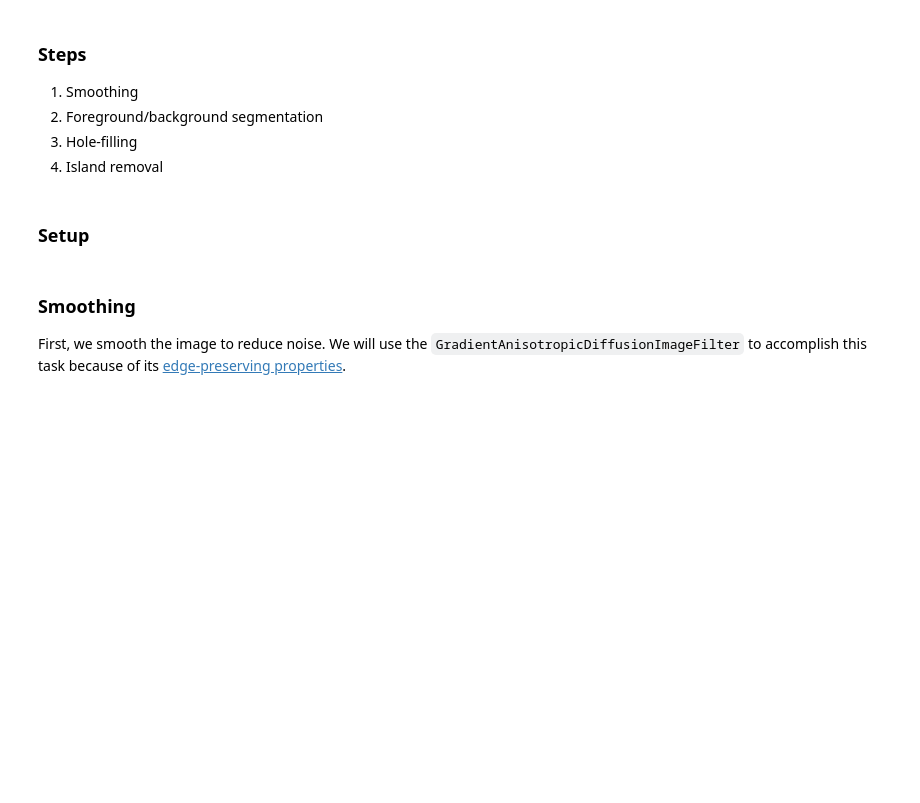
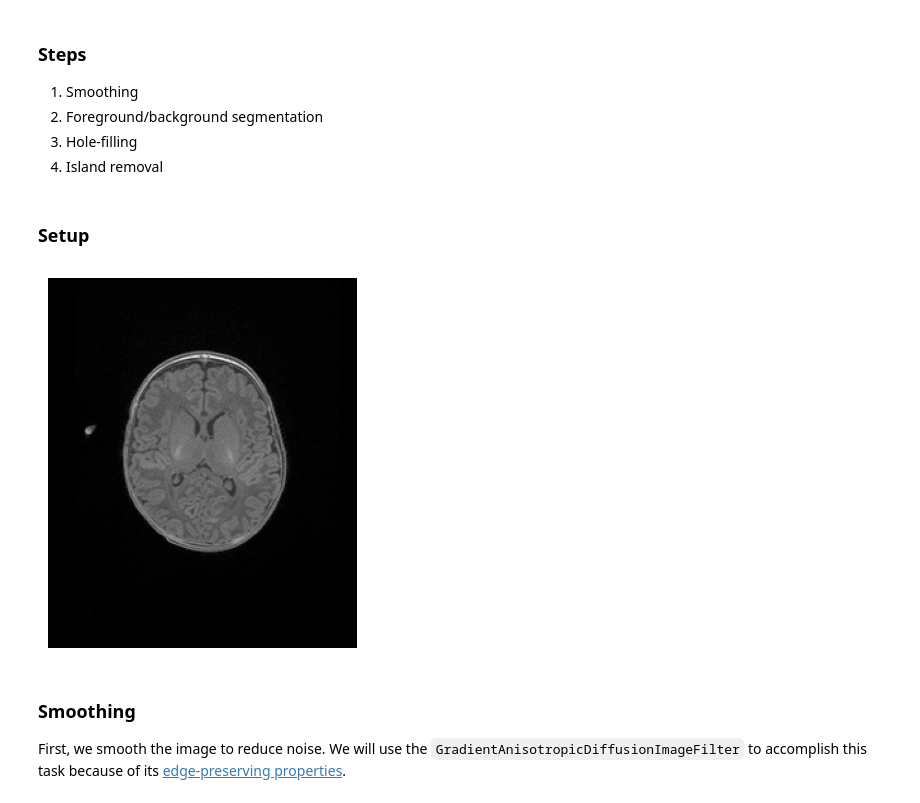
Before and after one commit to COMP523TeamD/TechTalk, a Jupyter notebook: src/filters.ipynb, the cells around one changed output. Saved outputs shown, nothing was run; the diff lists cells and outputs as text; code cells hidden in the pictures; blank space fills up the shorter version.

Commit message:
Update filters demo

```diff
--- a/src/filters.ipynb
+++ b/src/filters.ipynb
@@ -11,11 +11,13 @@
 # %%
 import SimpleITK as sitk
 import numpy as np
 import matplotlib.pyplot as plt
-from rotations_helpers import disp_slice
-from filters_helpers import get_center_axial_slice
+from filters_helpers import get_img, disp_center_axial_slice
 
-img: sitk.Image = get_center_axial_slice('../ExampleData/MicroBiome_1month_T1w.nii.g')
+img: sitk.Image = get_img('../ExampleData/MicroBiome_1month_T1w.nii.gz')
+disp_center_axial_slice(img)
+# %% [output]
+[figure, added]
 # %% [markdown]
 ### Smoothing
 First, we smooth the image to reduce noise. We will use the `GradientAnisotropicDiffusionImageFilter` to accomplish this task because of its [edge-preserving properties](https://en.wikipedia.org/wiki/Edge-preserving_smoothing).
```
Also changed, not shown: parts of 6 cells of this notebook, 1 other file.
